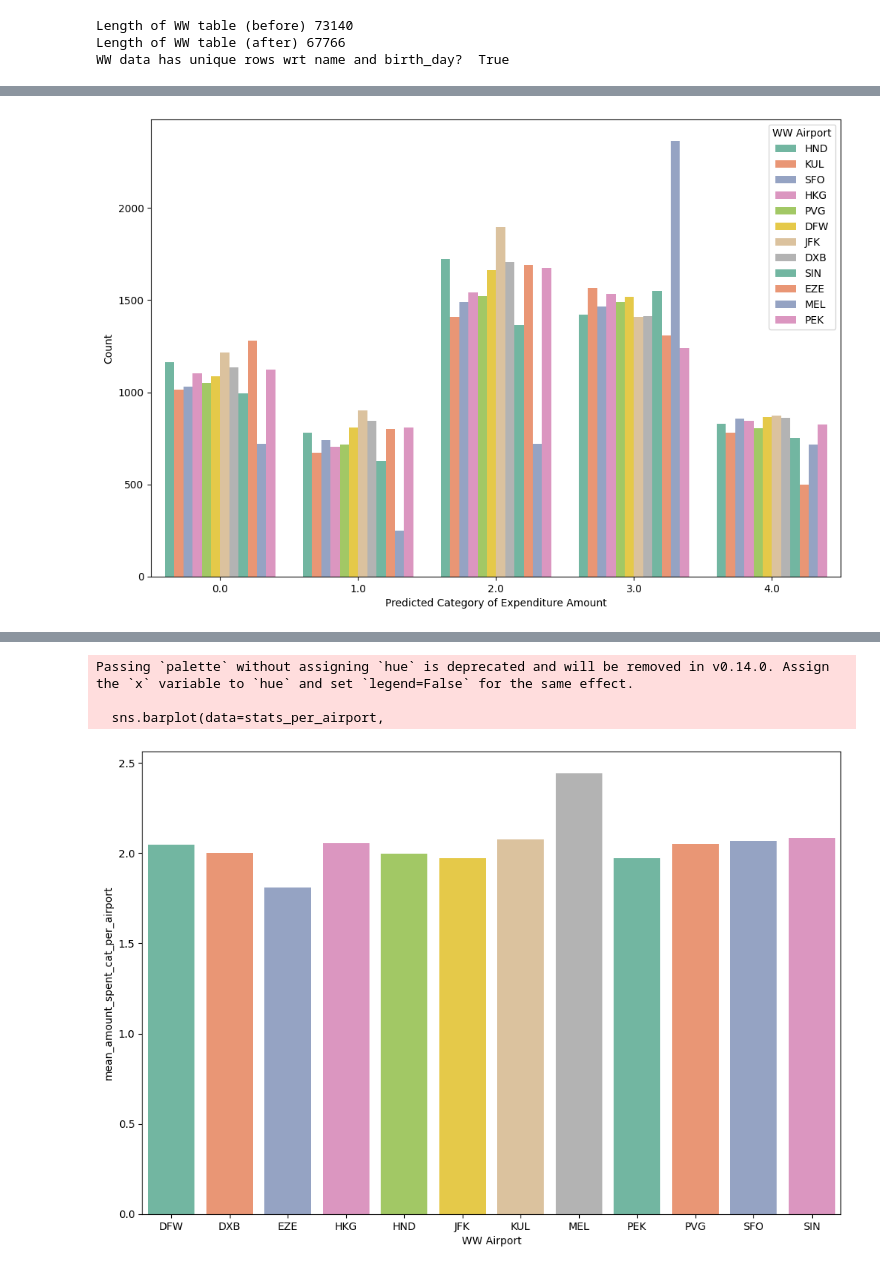
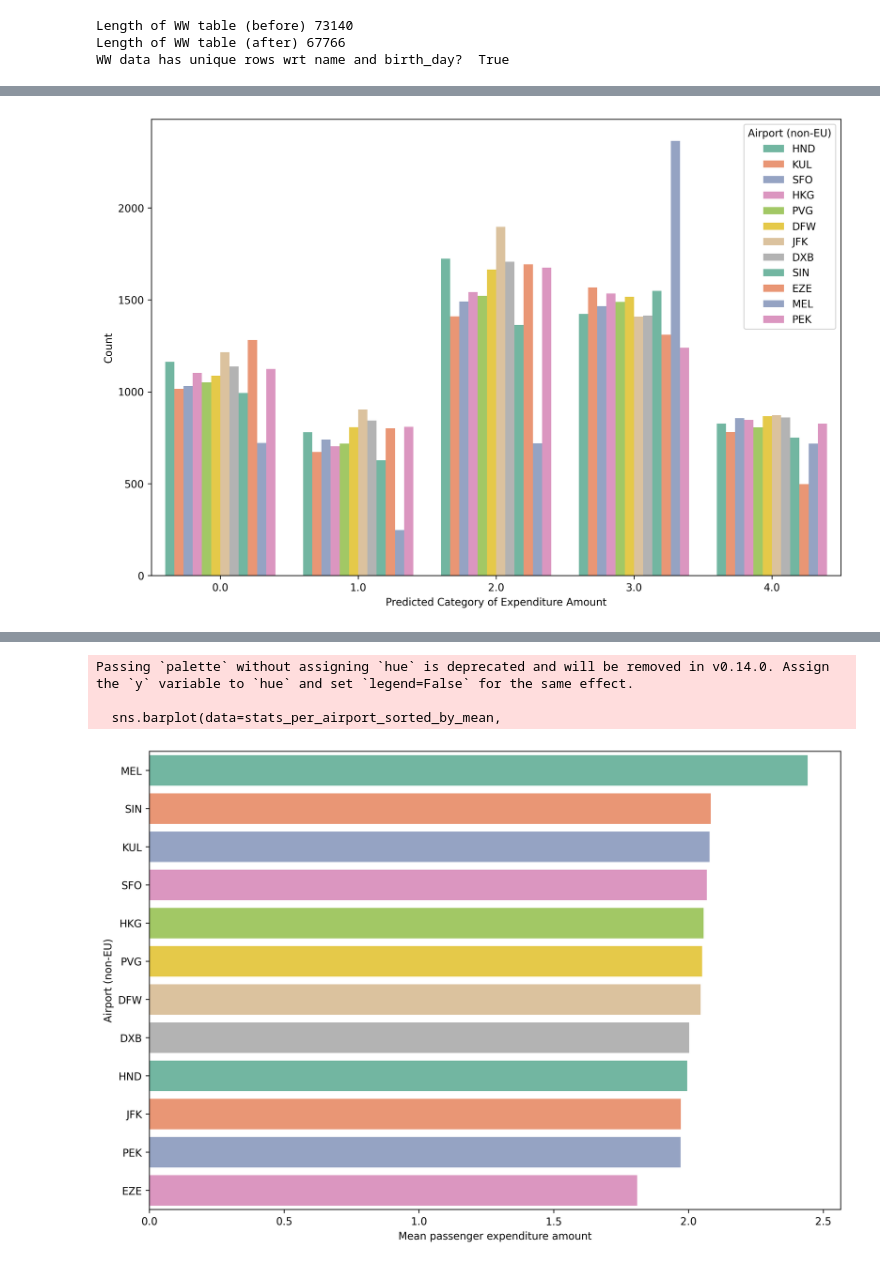
Before and after one commit to lexej/airport-recommendation, a Jupyter notebook: airport_recommenation.ipynb, the cells around one changed output, grey strips where cells are left out. Drawn from its saved outputs; the diff is of its cells as text; code cells hidden in the pictures.

```diff
--- a/airport_recommenation.ipynb
+++ b/airport_recommenation.ipynb
@@ -555,21 +555,19 @@ print(passengers_ww_table["pred_amount_spent_cat"].value_counts(dropna=False))
 
 #   Visualizations for predictions
 
-
-plt.figure(figsize=(12, 8))
+plt.figure(figsize=(12, 8), dpi=300)
 sns.countplot(data=passengers_ww_table, x='pred_amount_spent_cat')
 plt.title('')
 plt.xlabel('Predicted Category of Expenditure Amount')
 plt.ylabel('Count')
 plt.show()
 
-
-plt.figure(figsize=(12, 8))
+plt.figure(figsize=(12, 8), dpi=300)
 sns.countplot(data=passengers_ww_table, x='pred_amount_spent_cat', hue='shopped_at', palette='Set2')
 plt.title('')
 plt.xlabel('Predicted Category of Expenditure Amount')
 plt.ylabel('Count')
-plt.legend(title='WW Airport')
+plt.legend(title='Airport (non-EU)')
 plt.show()
 
 
@@ -590,40 +588,42 @@ stats_per_airport = groupby_airport.agg(**agg_args).reset_index()
 
 display(stats_per_airport)
 
+stats_per_airport_sorted_by_mean = stats_per_airport.sort_values(by='mean_amount_spent_cat_per_airport',
+                                                                 ascending=False)
 
-plt.figure(figsize=(12, 8))
-sns.barplot(data=stats_per_airport,
-            x='shopped_at',
-            y='mean_amount_spent_cat_per_airport',
+plt.figure(figsize=(12, 8), dpi=300)
+sns.barplot(data=stats_per_airport_sorted_by_mean,
+            x='mean_amount_spent_cat_per_airport',
+            y='shopped_at',
             palette='Set2')
 plt.title('')
-plt.xlabel('WW Airport')
-plt.ylabel('mean_amount_spent_cat_per_airport')
+plt.xlabel('Mean passenger expenditure amount')
+plt.ylabel('Airport (non-EU)')
 plt.show()
 # %% [output]
 pred_amount_spent_cat
 2.0    18409
 3.0    18277
 0.0    12921
 4.0     9507
 1.0     8652
 Name: count, dtype: int64
 [figure]
-[figure, old version]
+[figure, new version]
 |  | shopped_at | count_all | sum_amount_spent_cat_per_airport | mean_amount_spent_cat_per_airport | std_amount_spent_cat_per_airport | ... |
 | 0 | DFW | 5941 | 12150.0 | 2.045110 | 1.305512 | ... |
 | 1 | DXB | 5963 | 11942.0 | 2.002683 | 1.310932 | ... |
 | 2 | EZE | 5582 | 10103.0 | 1.809925 | 1.271673 | ... |
 | 3 | HKG | 5726 | 11773.0 | 2.056060 | 1.322100 | ... |
 | 4 | HND | 5914 | 11802.0 | 1.995604 | 1.310683 | ... |
 | 5 | JFK | 6297 | 12413.0 | 1.971256 | 1.301316 | ... |
 | 6 | KUL | 5446 | 11316.0 | 2.077855 | 1.313418 | ... |
 | 7 | MEL | 4771 | 11652.0 | 2.442255 | 1.248466 | ... |
 | 8 | PEK | 5674 | 11180.0 | 1.970391 | 1.317486 | ... |
 | 9 | PVG | 5585 | 11450.0 | 2.050134 | 1.312544 | ... |
 | 10 | SFO | 5582 | 11541.0 | 2.067538 | 1.319946 | ... |
 | 11 | SIN | 5285 | 11007.0 | 2.082687 | 1.313534 | ... |
-Passing `palette` without assigning `hue` is deprecated and will be removed in v0.14.0. Assign the `x` variable to `hue` and set `legend=False` for the same effect.
+Passing `palette` without assigning `hue` is deprecated and will be removed in v0.14.0. Assign the `y` variable to `hue` and set `legend=False` for the same effect.
 
-  sns.barplot(data=stats_per_airport,
+  sns.barplot(data=stats_per_airport_sorted_by_mean,
-[figure, old version]
+[figure, new version]
```
Also changed, not shown: parts of 3 cells of this notebook.
